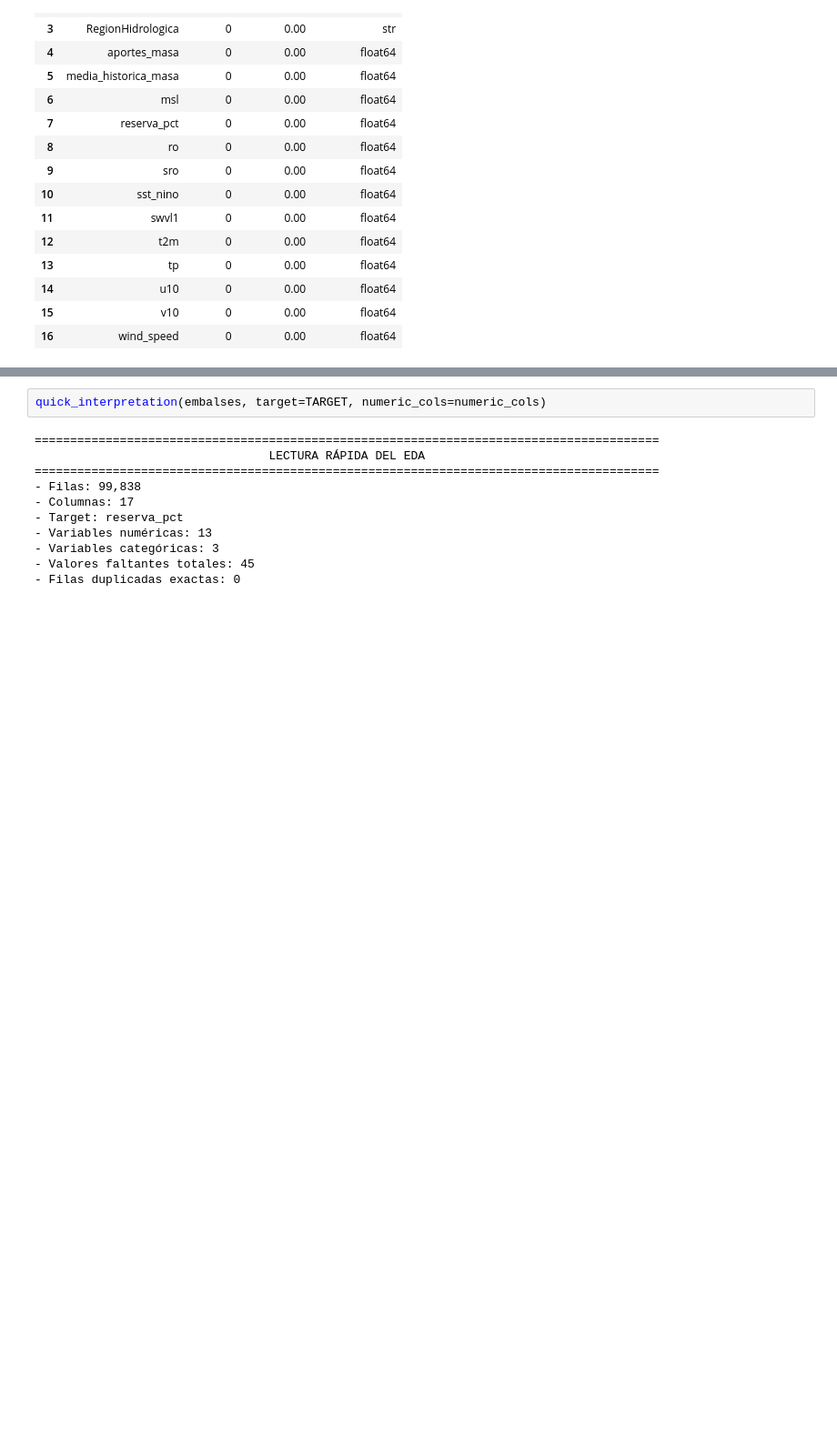
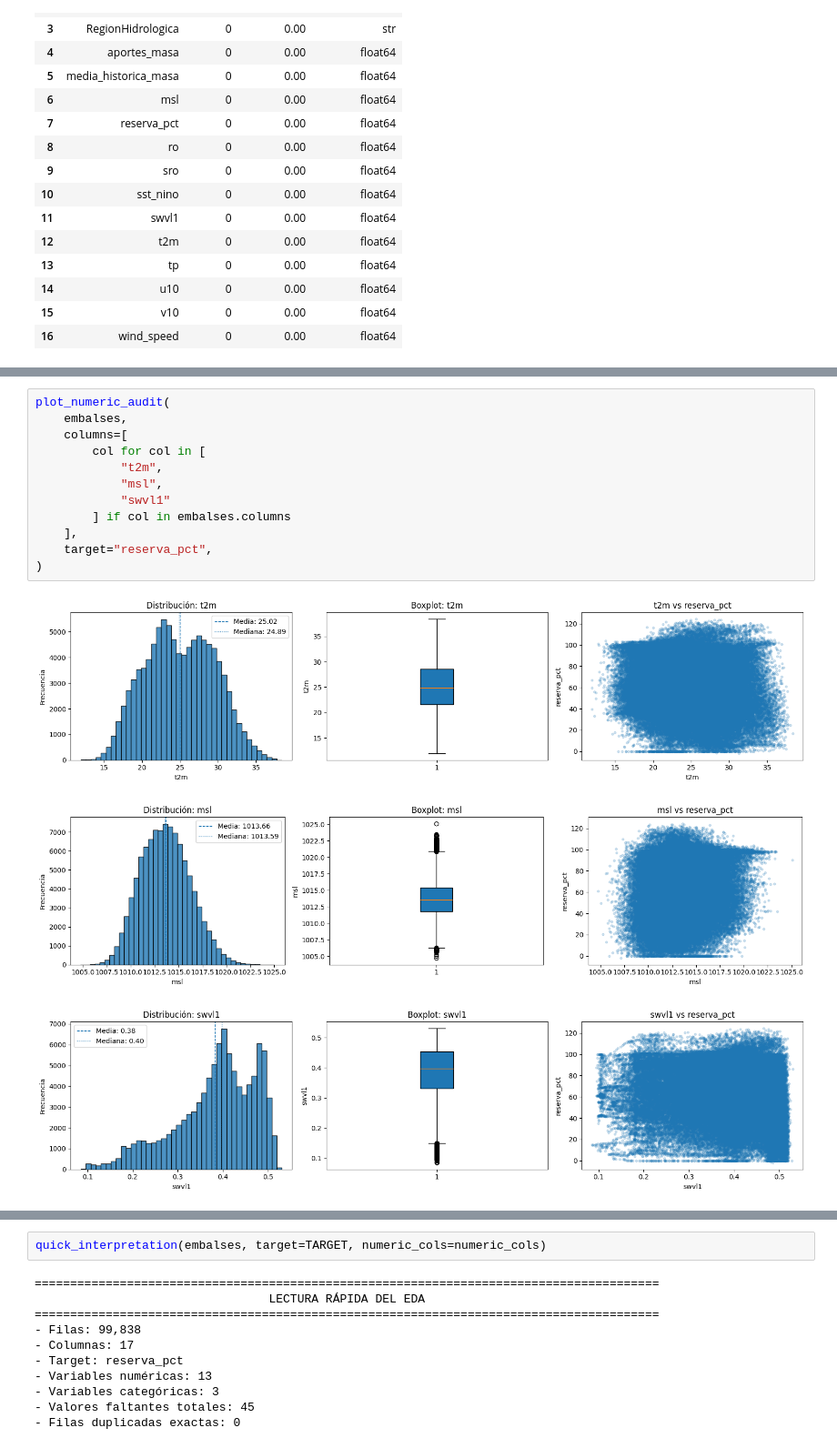
Before and after one commit to SamuelOviedo2003/ml-embalses-colombia, a Jupyter notebook: ML - Embalses_Untitled1.ipynb, the cells around one changed output, grey strips where cells are left out. Shown at 91% size. Drawn from its saved outputs; the diff is of its cells as text; blank space fills up the shorter version.

```diff
--- a/ML - Embalses_Untitled1.ipynb
+++ b/ML - Embalses_Untitled1.ipynb
@@ -555,0 +574,16 @@ display(target_corr)
+# %%
+plot_numeric_audit(
+    embalses,
+    columns=[
+        col for col in [
+            "t2m",
+            "msl",
+            "swvl1"
+        ] if col in embalses.columns
+    ],
+    target="reserva_pct",
+)
+# %% [output]
+[figure, added]
+[figure, added]
+[figure, added]
```
Also changed, not shown: parts of 21 cells of this notebook.
